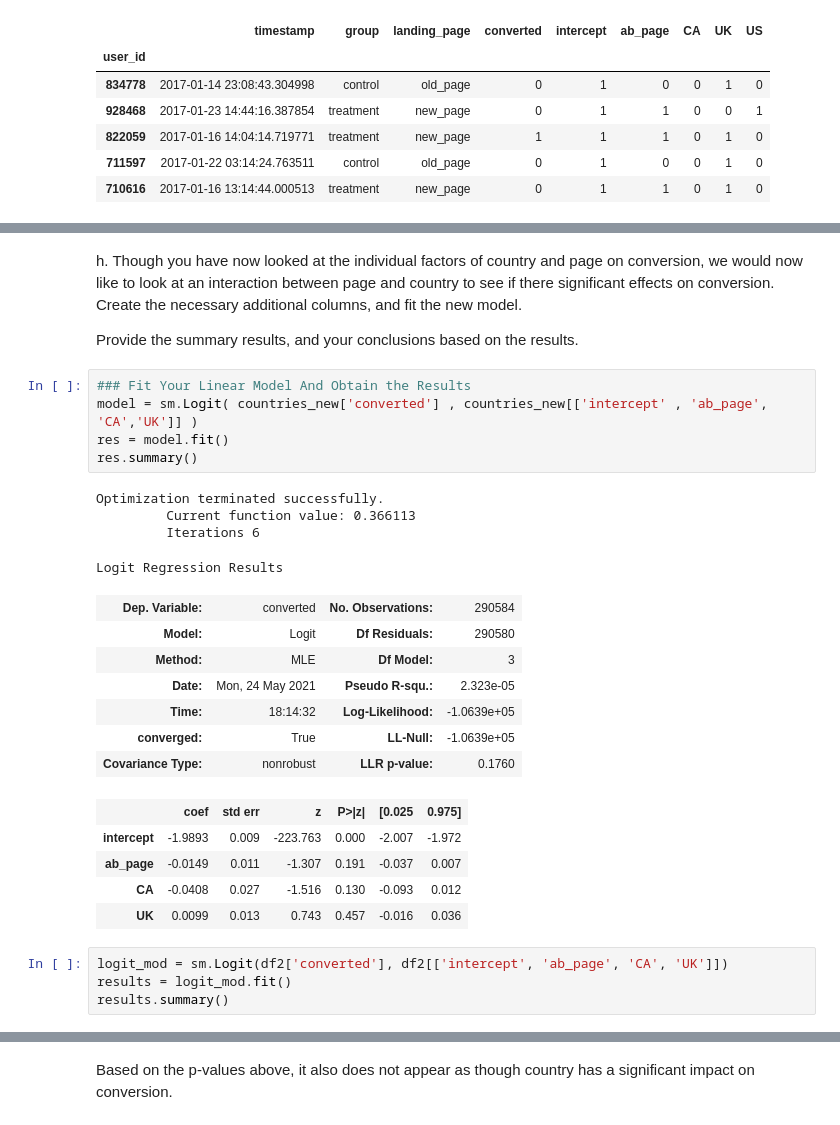
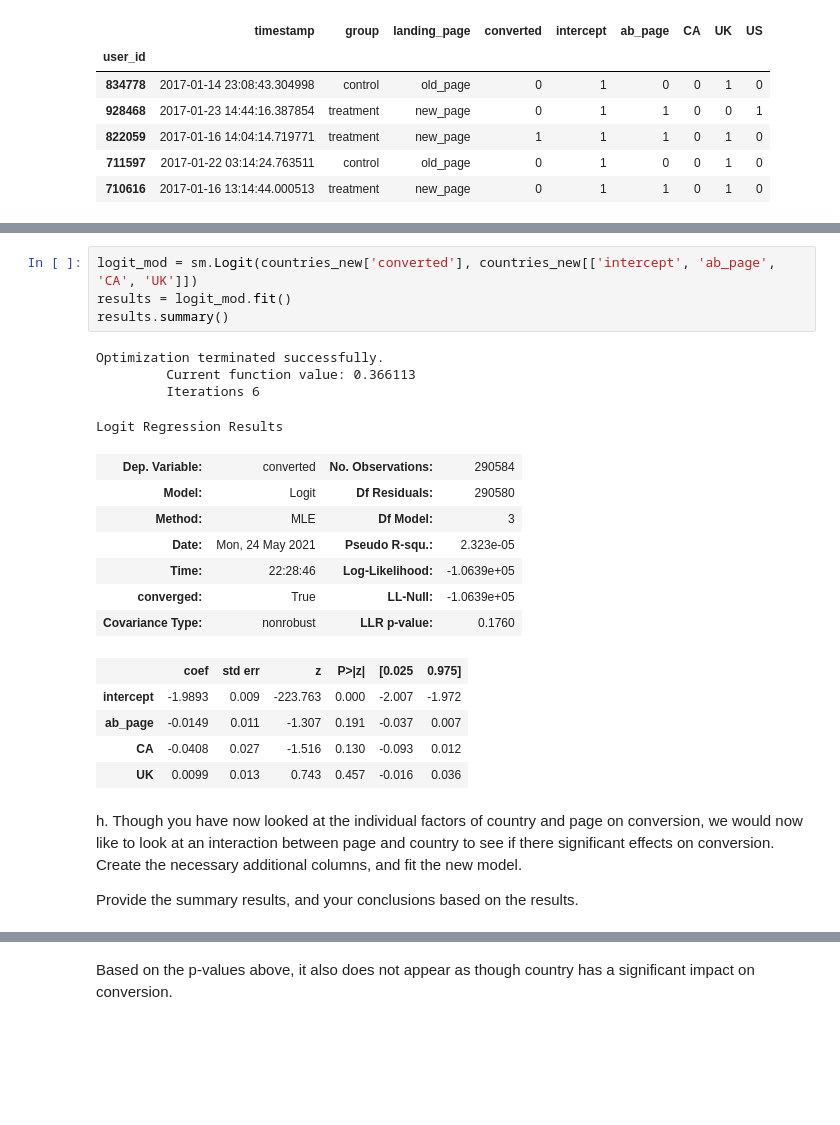
Before and after one commit to mohiiieldin/Advance-Data-Analysis-Nano-Degree-by-Udacity-, a Jupyter notebook: Practical Statistics/Analyze_ab_test_results_notebook_ipynb_txt.ipynb, the cells around one changed output, grey strips where cells are left out. Saved outputs shown, nothing was run; the diff lists cells and outputs as text; blank space fills up the shorter version.

```diff
--- a/Practical Statistics/Analyze_ab_test_results_notebook_ipynb_txt.ipynb
+++ b/Practical Statistics/Analyze_ab_test_results_notebook_ipynb_txt.ipynb
@@ -395,30 +416,25 @@ countries_new.head()
+# %%
+logit_mod = sm.Logit(countries_new['converted'], countries_new[['intercept', 'ab_page', 'CA', 'UK']])
+results = logit_mod.fit()
+results.summary()
+# %% [output]
+Optimization terminated successfully.
+         Current function value: 0.366113
+         Iterations 6
+Logit Regression Results
+| Dep. Variable: | converted | No. Observations: | 290584 |
+| Model: | Logit | Df Residuals: | 290580 |
+| Method: | MLE | Df Model: | 3 |
+| Date: | Mon, 24 May 2021 | Pseudo R-squ.: | 2.323e-05 |
+| Time: | 22:28:46 | Log-Likelihood: | -1.0639e+05 |
+| converged: | True | LL-Null: | -1.0639e+05 |
+| Covariance Type: | nonrobust | LLR p-value: | 0.1760 |
+|  | coef | std err | z | P>|z| | [0.025 | 0.975] |
+| intercept | -1.9893 | 0.009 | -223.763 | 0.000 | -2.007 | -1.972 |
+| ab_page | -0.0149 | 0.011 | -1.307 | 0.191 | -0.037 | 0.007 |
+| CA | -0.0408 | 0.027 | -1.516 | 0.130 | -0.093 | 0.012 |
+| UK | 0.0099 | 0.013 | 0.743 | 0.457 | -0.016 | 0.036 |
 # %% [markdown]
 h. Though you have now looked at the individual factors of country and page on conversion, we would now like to look at an interaction between page and country to see if there significant effects on conversion.  Create the necessary additional columns, and fit the new model.
 
 Provide the summary results, and your conclusions based on the results.
-# %%
-### Fit Your Linear Model And Obtain the Results
-model = sm.Logit( countries_new['converted'] , countries_new[['intercept' , 'ab_page', 'CA','UK']] )
-res = model.fit()
-res.summary()
-# %% [output]
-Optimization terminated successfully.
-         Current function value: 0.366113
-         Iterations 6
-Logit Regression Results
-| Dep. Variable: | converted | No. Observations: | 290584 |
-| Model: | Logit | Df Residuals: | 290580 |
-| Method: | MLE | Df Model: | 3 |
-| Date: | Mon, 24 May 2021 | Pseudo R-squ.: | 2.323e-05 |
-| Time: | 18:14:32 | Log-Likelihood: | -1.0639e+05 |
-| converged: | True | LL-Null: | -1.0639e+05 |
-| Covariance Type: | nonrobust | LLR p-value: | 0.1760 |
-|  | coef | std err | z | P>|z| | [0.025 | 0.975] |
-| intercept | -1.9893 | 0.009 | -223.763 | 0.000 | -2.007 | -1.972 |
-| ab_page | -0.0149 | 0.011 | -1.307 | 0.191 | -0.037 | 0.007 |
-| CA | -0.0408 | 0.027 | -1.516 | 0.130 | -0.093 | 0.012 |
-| UK | 0.0099 | 0.013 | 0.743 | 0.457 | -0.016 | 0.036 |
-# %%
-logit_mod = sm.Logit(df2['converted'], df2[['intercept', 'ab_page', 'CA', 'UK']])
-results = logit_mod.fit()
-results.summary()
```
Also changed, not shown: parts of 14 cells of this notebook.
